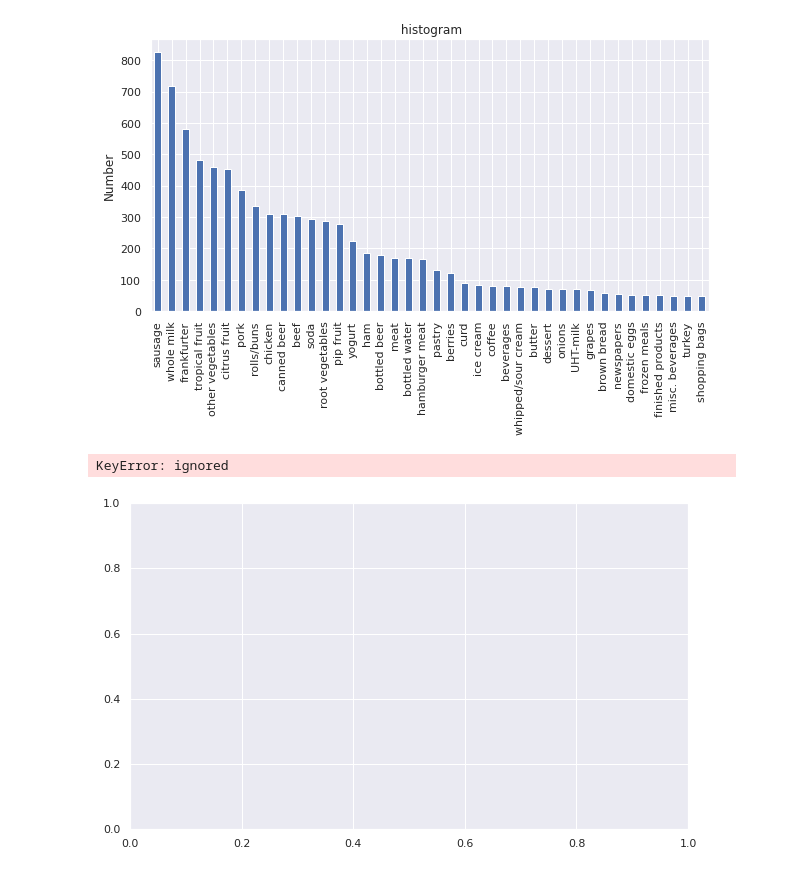
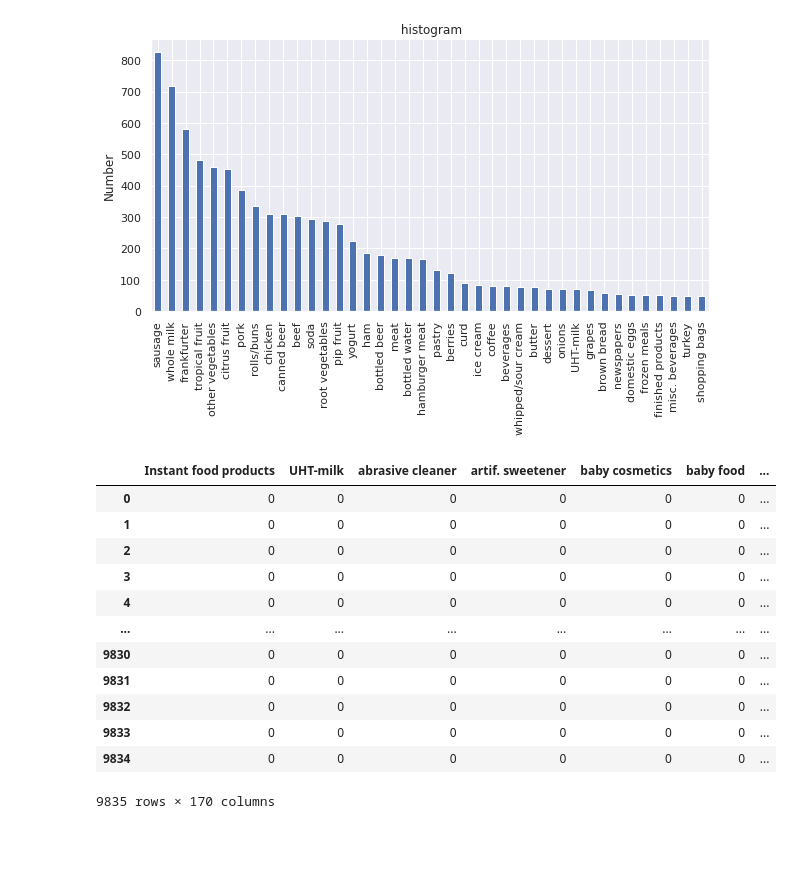
Before and after one commit to maedeamooshahi/datamining-1, a Jupyter notebook: Untitled12.ipynb, the cells around one changed output. Drawn from its saved outputs; the diff is of its cells as text; code cells hidden in the pictures; blank space fills up the shorter version.

```diff
--- a/Untitled12.ipynb
+++ b/Untitled12.ipynb
@@ -59,12 +59,28 @@ plt.ylabel('Number')
 plt.xlabel('');
 # %% [output]
 [figure]
-# %%
-fig, ax = plt.subplots(figsize=(10,6))
-ax.scatter(groceries['A'], groceries['Number'])
-ax.set_xlabel('')
-ax.set_ylabel('Number')
-plt.show()
-# %% [output]
-KeyError: ignored
-[figure, removed]
+# %%
+df = pd.DataFrame()
+clmns=[]
+for i in list(range(0,32)):
+    clmns = clmns+groceries[i].tolist()
+clmns=list(np.unique(clmns))
+dummies=pd.get_dummies(groceries)
+for i in clmns:
+    df[i] = dummies[[c for c in dummies.columns if i in c]].sum(axis=1)
+# %%
+df
+# %% [output]
+|  | Instant food products | UHT-milk | abrasive cleaner | artif. sweetener | baby cosmetics | baby food | ... |
+| 0 | 0 | 0 | 0 | 0 | 0 | 0 | ... |
+| 1 | 0 | 0 | 0 | 0 | 0 | 0 | ... |
+| 2 | 0 | 0 | 0 | 0 | 0 | 0 | ... |
+| 3 | 0 | 0 | 0 | 0 | 0 | 0 | ... |
+| 4 | 0 | 0 | 0 | 0 | 0 | 0 | ... |
+| ... | ... | ... | ... | ... | ... | ... | ... |
+| 9830 | 0 | 0 | 0 | 0 | 0 | 0 | ... |
+| 9831 | 0 | 0 | 0 | 0 | 0 | 0 | ... |
+| 9832 | 0 | 0 | 0 | 0 | 0 | 0 | ... |
+| 9833 | 0 | 0 | 0 | 0 | 0 | 0 | ... |
+| 9834 | 0 | 0 | 0 | 0 | 0 | 0 | ... |
+9835 rows × 170 columns
```
